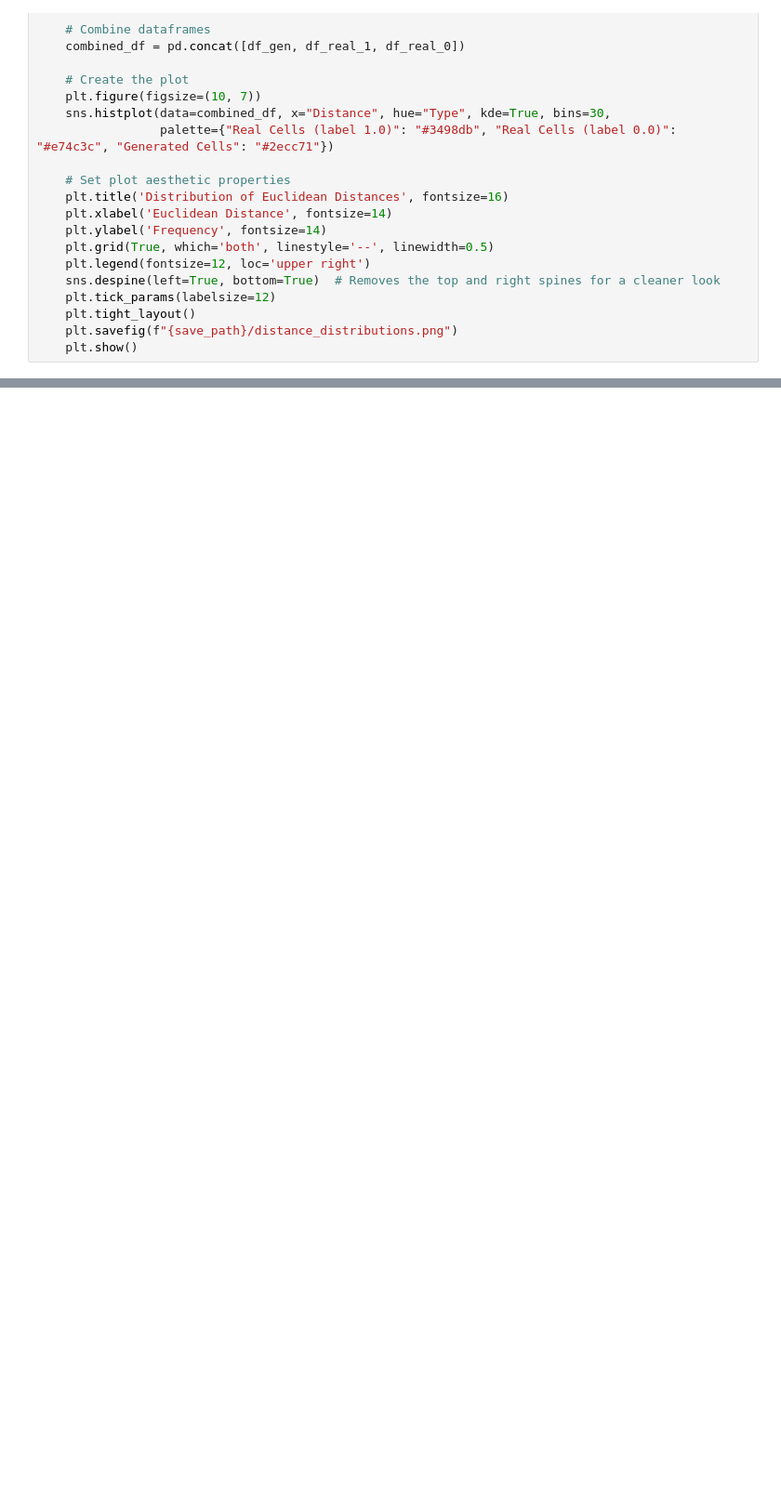
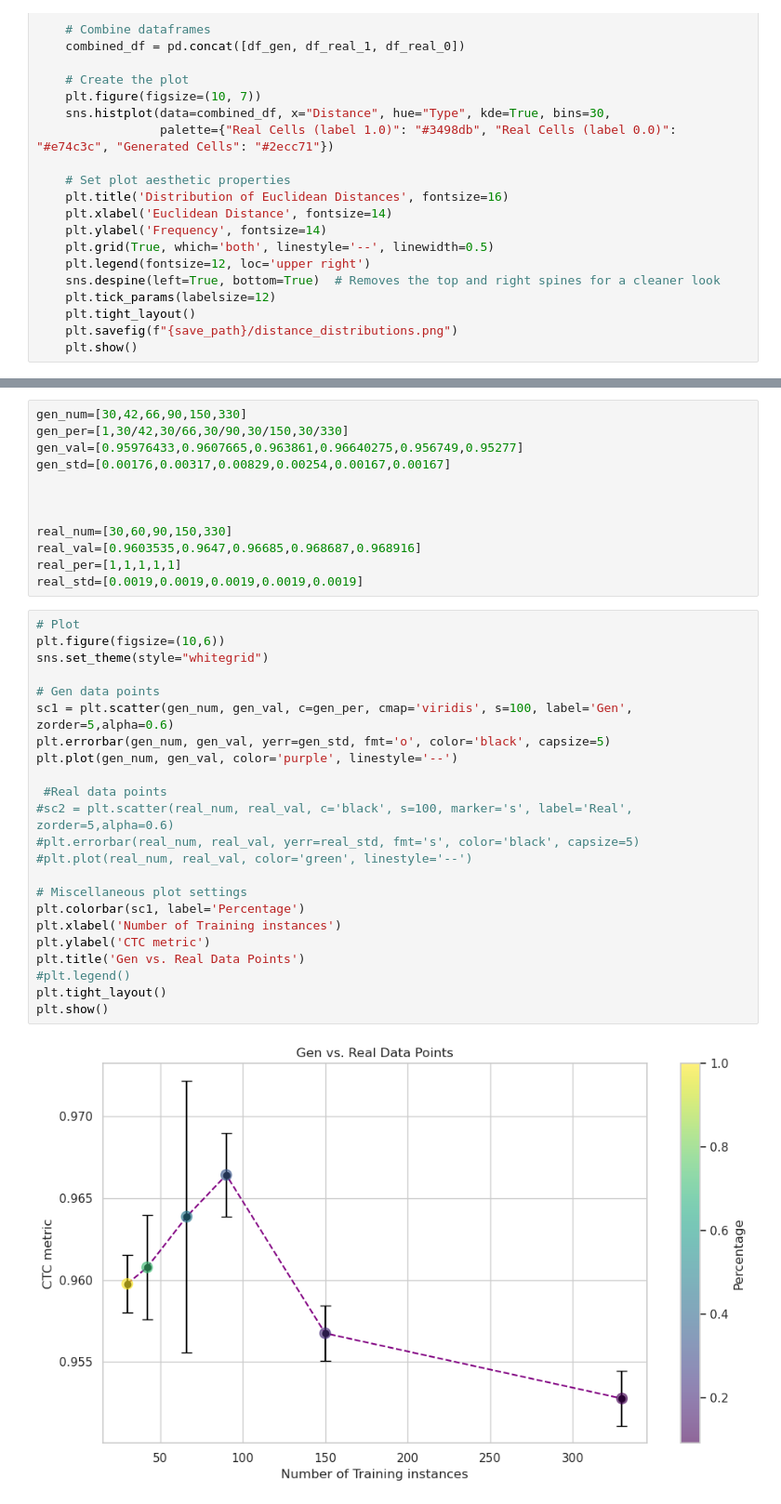
Before and after one commit to mosturm/IWR_CellTrack, a Jupyter notebook: umap_plot.ipynb, the cells around one changed output, grey strips where cells are left out. Shown at 93% size. Saved outputs shown, nothing was run; the diff lists cells and outputs as text; blank space fills up the shorter version.

```diff
--- a/umap_plot.ipynb
+++ b/umap_plot.ipynb
@@ -771,0 +752,37 @@ No artists with labels found to put in legend.  Note that artists whose label st
+# %%
+gen_num=[30,42,66,90,150,330]
+gen_per=[1,30/42,30/66,30/90,30/150,30/330]
+gen_val=[0.95976433,0.9607665,0.963861,0.96640275,0.956749,0.95277]
+gen_std=[0.00176,0.00317,0.00829,0.00254,0.00167,0.00167]
+
+
+
+real_num=[30,60,90,150,330]
+real_val=[0.9603535,0.9647,0.96685,0.968687,0.968916]
+real_per=[1,1,1,1,1]
+real_std=[0.0019,0.0019,0.0019,0.0019,0.0019]
+# %%
+# Plot
+plt.figure(figsize=(10,6))
+sns.set_theme(style="whitegrid")
+
+# Gen data points
+sc1 = plt.scatter(gen_num, gen_val, c=gen_per, cmap='viridis', s=100, label='Gen', zorder=5,alpha=0.6)
+plt.errorbar(gen_num, gen_val, yerr=gen_std, fmt='o', color='black', capsize=5)
+plt.plot(gen_num, gen_val, color='purple', linestyle='--')
+
+ #Real data points
+#sc2 = plt.scatter(real_num, real_val, c='black', s=100, marker='s', label='Real', zorder=5,alpha=0.6)
+#plt.errorbar(real_num, real_val, yerr=real_std, fmt='s', color='black', capsize=5)
+#plt.plot(real_num, real_val, color='green', linestyle='--')
+
+# Miscellaneous plot settings
+plt.colorbar(sc1, label='Percentage')
+plt.xlabel('Number of Training instances')
+plt.ylabel('CTC metric')
+plt.title('Gen vs. Real Data Points')
+#plt.legend()
+plt.tight_layout()
+plt.show()
+# %% [output]
+[figure, added]
```
Also changed, not shown: parts of 10 cells of this notebook, 4 other files.
